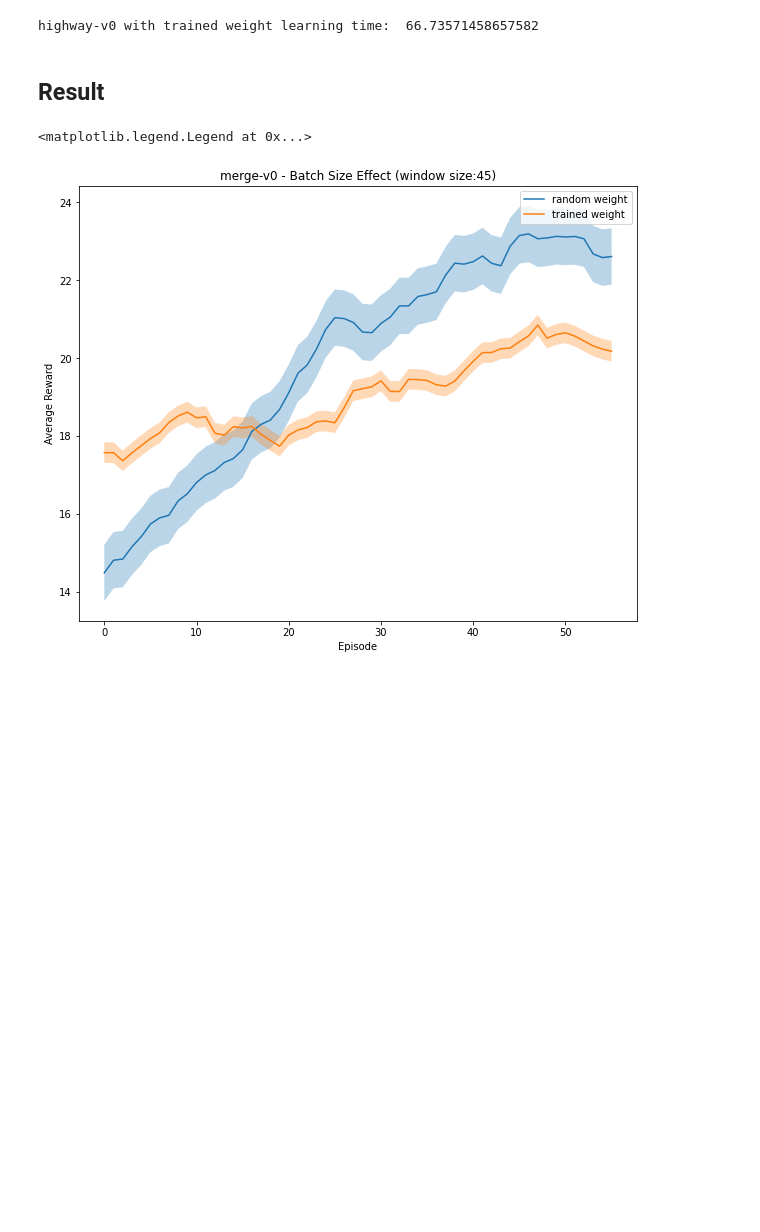
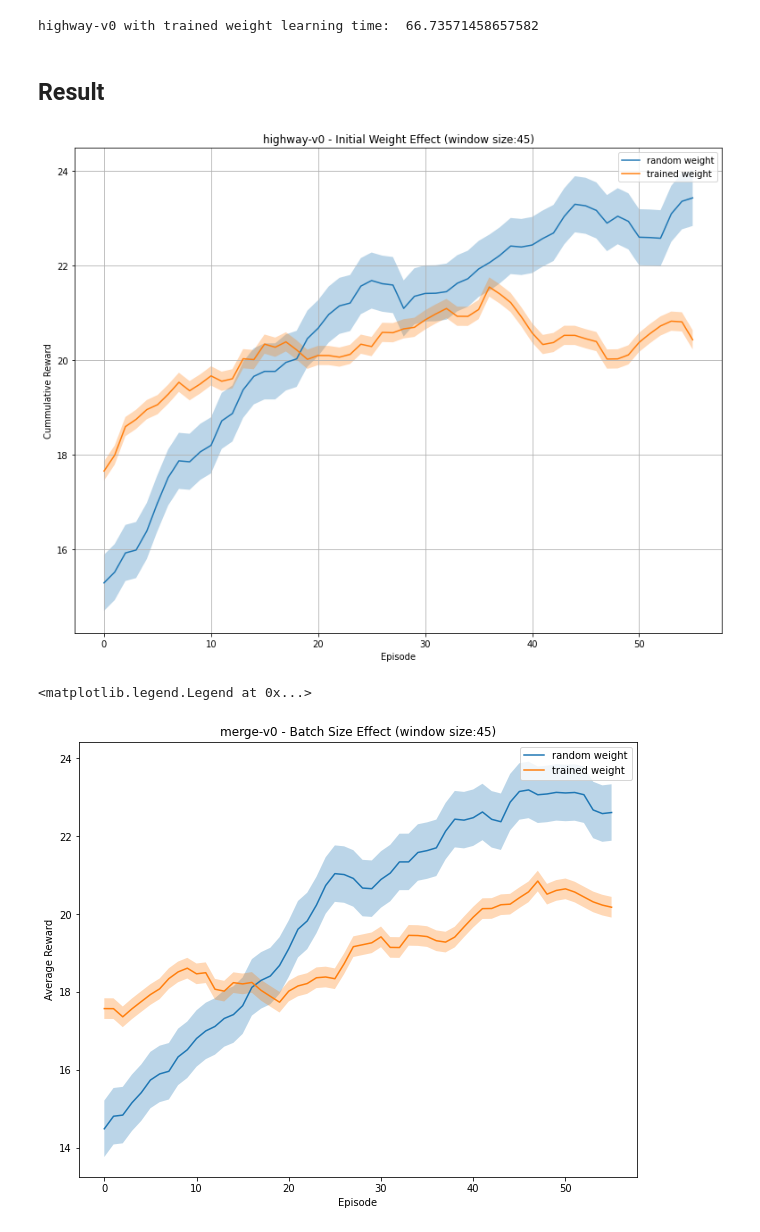
Before and after one commit to mohammadsaadati80/Highway-DQN, a Jupyter notebook: IL_HW5.ipynb, the cells around one changed output. Saved outputs shown, nothing was run; the diff lists cells and outputs as text; code cells hidden in the pictures; blank space fills up the shorter version.

```diff
--- a/IL_HW5.ipynb
+++ b/IL_HW5.ipynb
@@ -629,3 +700,5 @@ utils.plot_model(model, show_shapes=True, expand_nested=True)
 # %% [markdown]
 <a name='3'></a>
 # Part 3
+# %%
+crs1, agent1 = run_DeepQLearning_agent(_batch_size=32, number_of_episodes=400, epsilon_decay_rate=0.98, reps=1)
@@ -681,4 +783,24 @@ highway-v0 with trained weight learning time:  66.73571458657582
 # %% [markdown]
 <a name='3-1'></a>
 ## Result
+# %%
+window_size = 45
+cr4_ = np.convolve(np.mean(crs4, axis=0), np.ones(window_size)/window_size, mode='valid')
+cr5_ = np.convolve(np.mean(crs5, axis=0), np.ones(window_size)/window_size, mode='valid')
+ci4 = 1.96 * np.std(cr4_)/np.sqrt(len(cr4_))
+ci5 = 1.96 * np.std(cr5_)/np.sqrt(len(cr5_))
+
+plt.figure(figsize=(13, 10))
+plt.title("highway-v0 - Initial Weight Effect (window size:"+str(window_size)+")")
+plt.plot(cr4_, label='random weight')
+plt.plot(cr5_, label='trained weight')
+plt.fill_between(range(len(cr4_)), (cr4_-ci4), (cr4_+ci4), alpha=.3)
+plt.fill_between(range(len(cr5_)), (cr5_-ci5), (cr5_+ci5), alpha=.3)
+plt.xlabel("Episode")
+plt.ylabel('Cummulative Reward')
+plt.legend()
+plt.grid()
+plt.show()
+# %% [output]
+[figure, added]
 # %%
```
Also changed, not shown: parts of 22 cells of this notebook, 2 other files.
